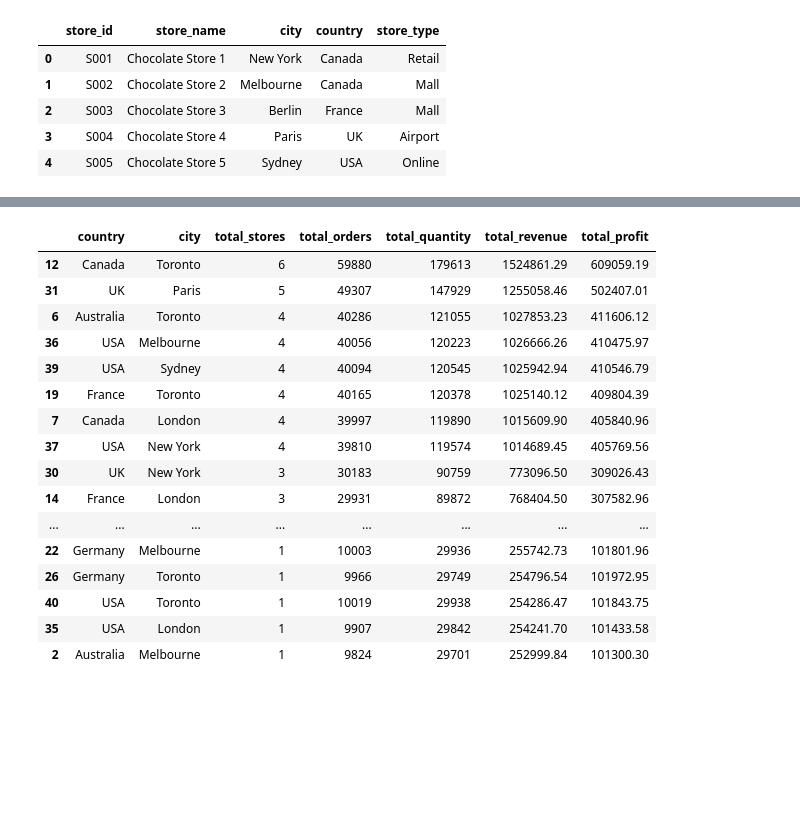
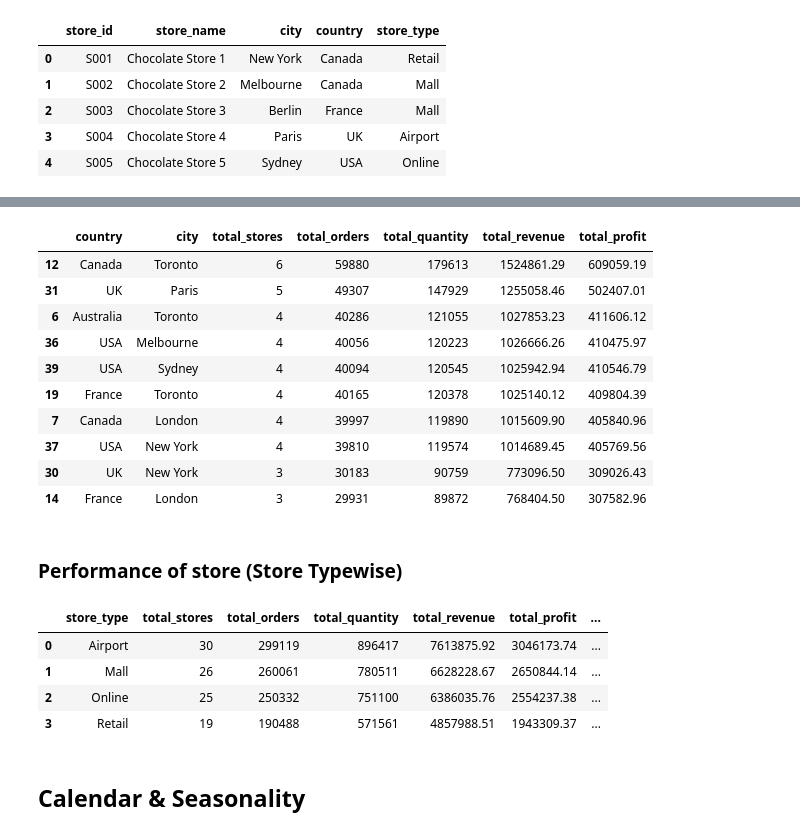
Before and after one commit to Devendra-afk/Retail_Stores_Analysis, a Jupyter notebook: python/notebooks/01_sales_eda.ipynb, the cells around one changed output, grey strips where cells are left out. Cells and saved outputs as stored; diff of their text form; code cells hidden in the pictures; blank space fills up the shorter version.

```diff
--- a/python/notebooks/01_sales_eda.ipynb
+++ b/python/notebooks/01_sales_eda.ipynb
@@ -1290,34 +1280,64 @@ Name: count, dtype: int64
 # %%
 city_performance = (
     sales_with_store
     .groupby(['country', 'city'])
     .agg(
         total_stores=('store_id', 'nunique'),
         total_orders=('order_id', 'nunique'),
         total_quantity=('quantity', 'sum'),
         total_revenue=('revenue', 'sum'),
         total_profit=('profit', 'sum')
     )
     .reset_index()
     .sort_values('total_revenue', ascending=False)
 )
 
-display(city_performance.round(2))
+display(city_performance.round(2).head(10))
 # %% [output]
 |  | country | city | total_stores | total_orders | total_quantity | total_revenue | total_profit |
 | 12 | Canada | Toronto | 6 | 59880 | 179613 | 1524861.29 | 609059.19 |
 | 31 | UK | Paris | 5 | 49307 | 147929 | 1255058.46 | 502407.01 |
 | 6 | Australia | Toronto | 4 | 40286 | 121055 | 1027853.23 | 411606.12 |
 | 36 | USA | Melbourne | 4 | 40056 | 120223 | 1026666.26 | 410475.97 |
 | 39 | USA | Sydney | 4 | 40094 | 120545 | 1025942.94 | 410546.79 |
 | 19 | France | Toronto | 4 | 40165 | 120378 | 1025140.12 | 409804.39 |
 | 7 | Canada | London | 4 | 39997 | 119890 | 1015609.90 | 405840.96 |
 | 37 | USA | New York | 4 | 39810 | 119574 | 1014689.45 | 405769.56 |
 | 30 | UK | New York | 3 | 30183 | 90759 | 773096.50 | 309026.43 |
 | 14 | France | London | 3 | 29931 | 89872 | 768404.50 | 307582.96 |
-| ... | ... | ... | ... | ... | ... | ... | ... |
-| 22 | Germany | Melbourne | 1 | 10003 | 29936 | 255742.73 | 101801.96 |
-| 26 | Germany | Toronto | 1 | 9966 | 29749 | 254796.54 | 101972.95 |
-| 40 | USA | Toronto | 1 | 10019 | 29938 | 254286.47 | 101843.75 |
-| 35 | USA | London | 1 | 9907 | 29842 | 254241.70 | 101433.58 |
-| 2 | Australia | Melbourne | 1 | 9824 | 29701 | 252999.84 | 101300.30 |
+# %% [markdown]
+### Performance of store (Store Typewise)
+# %%
+storeType_performance = (
+    sales_with_store
+    .groupby('store_type')
+    .agg(
+        total_stores = ('store_id','nunique'),
+        total_orders = ('order_id','nunique'),
+        total_quantity = ('quantity','sum'),
+        total_revenue = ('revenue','sum'),
+        total_profit = ('profit','sum')
+    )
+    .reset_index()
+
+)
+
+storeType_performance['revenue_per_store'] = (
+    storeType_performance['total_revenue']
+    / storeType_performance['total_stores']
+)
+storeType_performance['profit_per_store'] = (
+    storeType_performance['total_profit']
+    / storeType_performance['total_stores']
+)
+
+
+display(storeType_performance.round(2).sort_values('total_revenue',ascending=False))
+# %% [output]
+|  | store_type | total_stores | total_orders | total_quantity | total_revenue | total_profit | ... |
+| 0 | Airport | 30 | 299119 | 896417 | 7613875.92 | 3046173.74 | ... |
+| 1 | Mall | 26 | 260061 | 780511 | 6628228.67 | 2650844.14 | ... |
+| 2 | Online | 25 | 250332 | 751100 | 6386035.76 | 2554237.38 | ... |
+| 3 | Retail | 19 | 190488 | 571561 | 4857988.51 | 1943309.37 | ... |
+# %% [markdown]
+## Calendar & Seasonality
```
Also changed, not shown: parts of 16 cells of this notebook.
